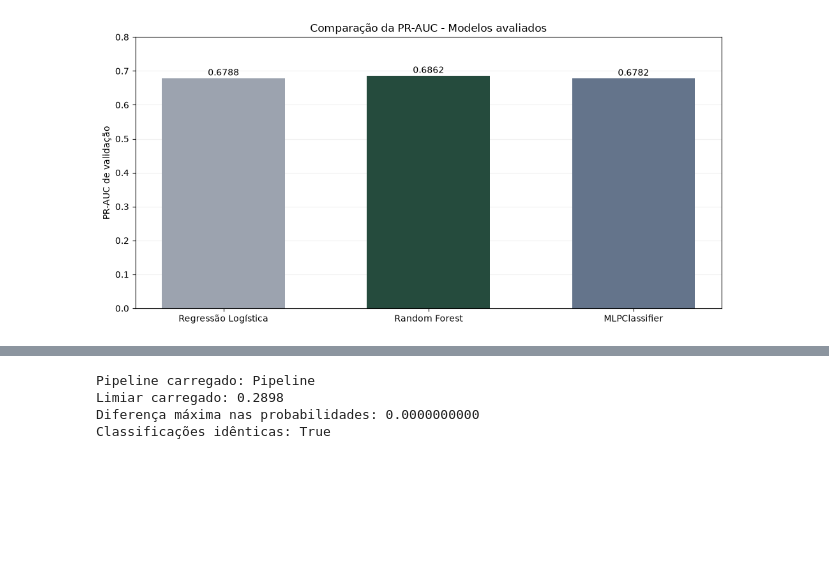
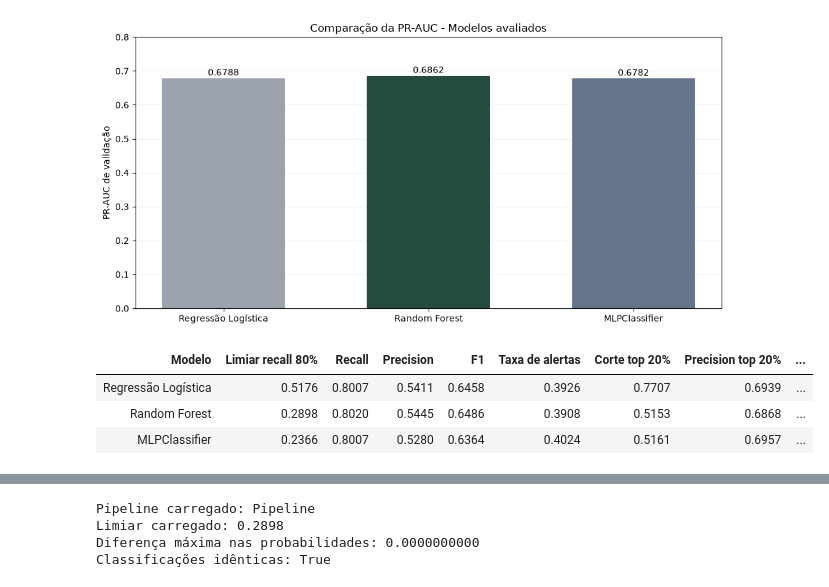
Before and after one commit to Bzrperes/techChallenge, a Jupyter notebook: notebooks/02_modelagem_avaliacao.ipynb, the cells around one changed output, grey strips where cells are left out. Cells and saved outputs as stored; diff of their text form; code cells hidden in the pictures; blank space fills up the shorter version.

```diff
--- a/notebooks/02_modelagem_avaliacao.ipynb
+++ b/notebooks/02_modelagem_avaliacao.ipynb
@@ -1474,6 +1370,81 @@ plt.tight_layout()
 plt.show()
 # %% [output]
 [figure]
+# %%
+# Célula 30A - pontos operacionais OOF dos três candidatos
+
+from sklearn.metrics import f1_score, precision_score, recall_score
+from sklearn.model_selection import cross_val_predict
+
+META_RECALL = 0.80
+
+def selecionar_ponto_recall(y_true, probabilidades, meta_recall=META_RECALL):
+    candidatos = []
+    for limiar in np.unique(probabilidades):
+        previsoes = probabilidades >= limiar
+        recall = recall_score(y_true, previsoes, zero_division=0)
+        if recall >= meta_recall:
+            candidatos.append({
+                "limiar": float(limiar),
+                "recall": float(recall),
+                "precision": float(precision_score(y_true, previsoes, zero_division=0)),
+                "f1": float(f1_score(y_true, previsoes, zero_division=0)),
+                "taxa_alertas": float(previsoes.mean()),
+            })
+    return max(candidatos, key=lambda item: (item["precision"], item["f1"], item["limiar"]))
+
+def avaliar_top_20(y_true, probabilidades):
+    quantidade = max(1, int(np.ceil(len(probabilidades) * 0.20)))
+    corte = float(np.partition(probabilidades, -quantidade)[-quantidade])
+    previsoes = probabilidades >= corte
+    return {
+        "corte": corte,
+        "recall": float(recall_score(y_true, previsoes, zero_division=0)),
+        "precision": float(precision_score(y_true, previsoes, zero_division=0)),
+        "f1": float(f1_score(y_true, previsoes, zero_division=0)),
+        "taxa_alertas": float(previsoes.mean()),
+    }
+
+estimadores_finais = {
+    "Regressão Logística": pipeline_lr,
+    "Random Forest": grid_rf.best_estimator_,
+    "MLPClassifier": random_mlp.best_estimator_,
+}
+probabilidades_oof_candidatos = {
+    nome: cross_val_predict(
+        estimador, X_train, y_train, cv=cv, method="predict_proba", n_jobs=1,
+    )[:, 1]
+    for nome, estimador in estimadores_finais.items()
+}
+pontos_oof = {
+    nome: selecionar_ponto_recall(y_train, probabilidades)
+    for nome, probabilidades in probabilidades_oof_candidatos.items()
+}
+top_20_oof_candidatos = {
+    nome: avaliar_top_20(y_train, probabilidades)
+    for nome, probabilidades in probabilidades_oof_candidatos.items()
+}
+
+tabela_pontos_oof = pd.DataFrame([
+    {
+        "Modelo": nome,
+        "Limiar recall 80%": pontos_oof[nome]["limiar"],
+        "Recall": pontos_oof[nome]["recall"],
+        "Precision": pontos_oof[nome]["precision"],
+        "F1": pontos_oof[nome]["f1"],
+        "Taxa de alertas": pontos_oof[nome]["taxa_alertas"],
+        "Corte top 20%": top_20_oof_candidatos[nome]["corte"],
+        "Precision top 20%": top_20_oof_candidatos[nome]["precision"],
+        "Recall top 20%": top_20_oof_candidatos[nome]["recall"],
+    }
+    for nome in estimadores_finais
+])
+display(tabela_pontos_oof.style.format(precision=4).hide(axis="index"))
+# %% [output]
+| Modelo | Limiar recall 80% | Recall | Precision | F1 | Taxa de alertas | Corte top 20% | Precision top 20% | ... |
+| Regressão Logística | 0.5176 | 0.8007 | 0.5411 | 0.6458 | 0.3926 | 0.7707 | 0.6939 | ... |
+| Random Forest | 0.2898 | 0.8020 | 0.5445 | 0.6486 | 0.3908 | 0.5153 | 0.6868 | ... |
+| MLPClassifier | 0.2366 | 0.8007 | 0.5280 | 0.6364 | 0.4024 | 0.5161 | 0.6957 | ... |
 # %% [markdown]
 ### Escolha do modelo campeão
 
```
Also changed, not shown: parts of 13 cells of this notebook, 8 other files.
